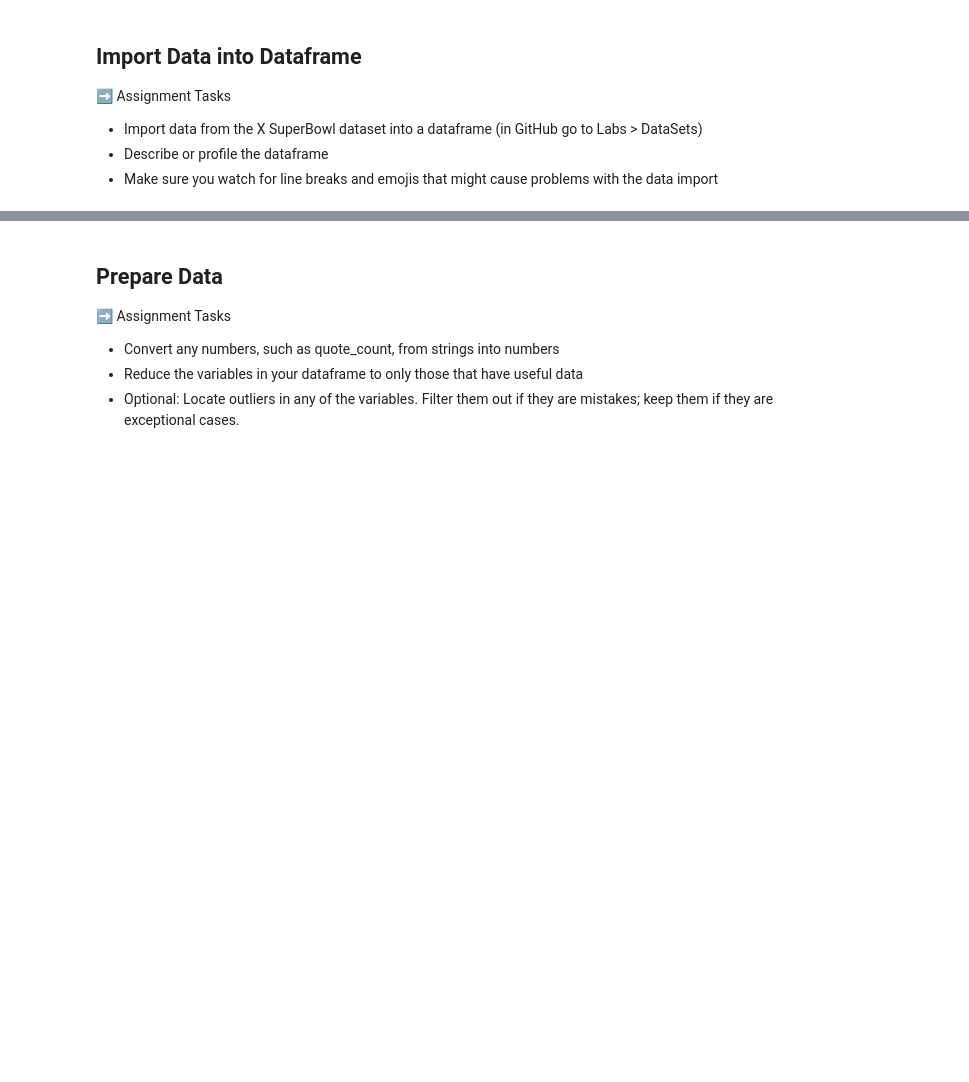
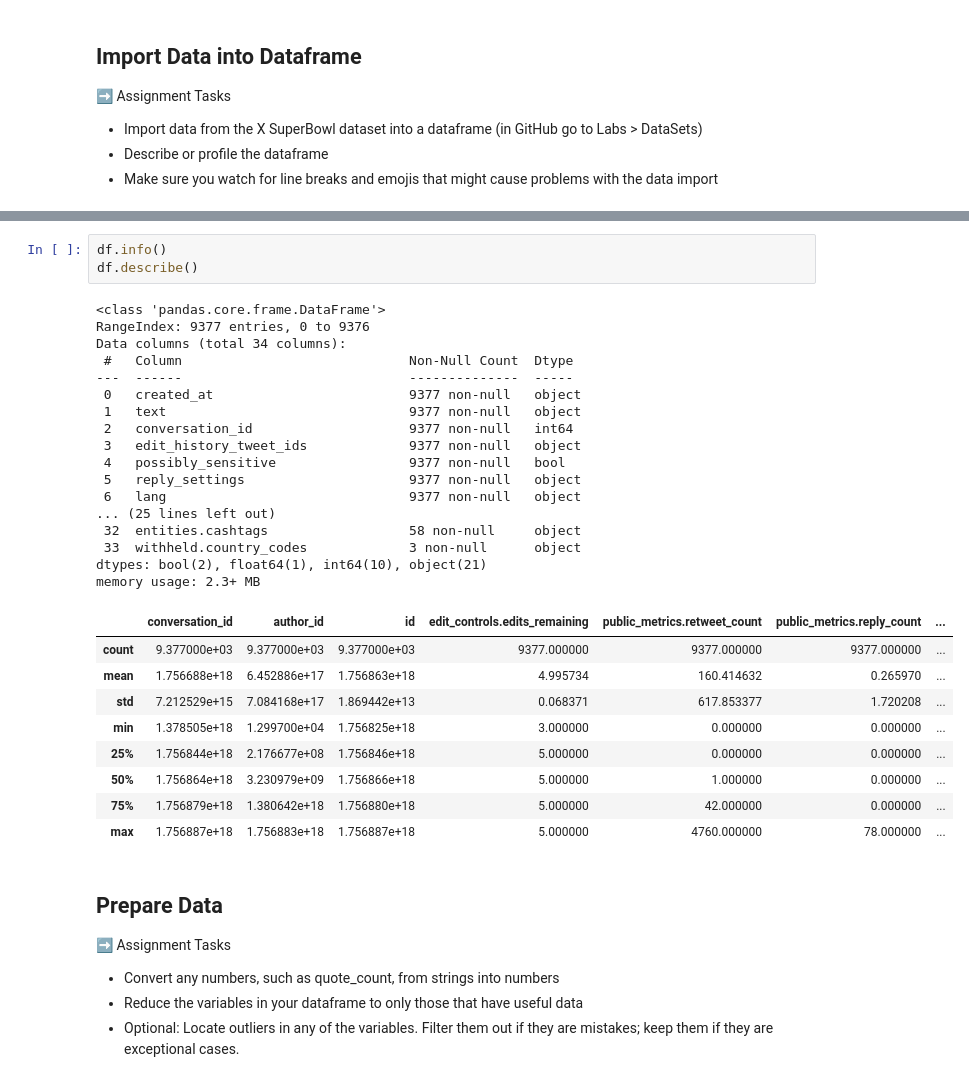
Before and after one commit to matiasarmesto/businessanalytics, a Jupyter notebook: Labs/Scripts/lab_04_social_media_eda.ipynb, the cells around one changed output, grey strips where cells are left out. Cells and saved outputs as stored; diff of their text form; blank space fills up the shorter version.

```diff
--- a/Labs/Scripts/lab_04_social_media_eda.ipynb
+++ b/Labs/Scripts/lab_04_social_media_eda.ipynb
@@ -29,3 +51,33 @@ import pandas as pd
+# %%
+df.info()
+df.describe()
+# %% [output]
+<class 'pandas.core.frame.DataFrame'>
+RangeIndex: 9377 entries, 0 to 9376
+Data columns (total 34 columns):
+ #   Column                             Non-Null Count  Dtype
+---  ------                             --------------  -----
+ 0   created_at                         9377 non-null   object
+ 1   text                               9377 non-null   object
+ 2   conversation_id                    9377 non-null   int64
+ 3   edit_history_tweet_ids             9377 non-null   object
+ 4   possibly_sensitive                 9377 non-null   bool
+ 5   reply_settings                     9377 non-null   object
+ 6   lang                               9377 non-null   object
+... (25 lines left out)
+ 32  entities.cashtags                  58 non-null     object
+ 33  withheld.country_codes             3 non-null      object
+dtypes: bool(2), float64(1), int64(10), object(21)
+memory usage: 2.3+ MB
+|  | conversation_id | author_id | id | edit_controls.edits_remaining | public_metrics.retweet_count | public_metrics.reply_count | ... |
+| count | 9.377000e+03 | 9.377000e+03 | 9.377000e+03 | 9377.000000 | 9377.000000 | 9377.000000 | ... |
+| mean | 1.756688e+18 | 6.452886e+17 | 1.756863e+18 | 4.995734 | 160.414632 | 0.265970 | ... |
+| std | 7.212529e+15 | 7.084168e+17 | 1.869442e+13 | 0.068371 | 617.853377 | 1.720208 | ... |
+| min | 1.378505e+18 | 1.299700e+04 | 1.756825e+18 | 3.000000 | 0.000000 | 0.000000 | ... |
+| 25% | 1.756844e+18 | 2.176677e+08 | 1.756846e+18 | 5.000000 | 0.000000 | 0.000000 | ... |
+| 50% | 1.756864e+18 | 3.230979e+09 | 1.756866e+18 | 5.000000 | 1.000000 | 0.000000 | ... |
+| 75% | 1.756879e+18 | 1.380642e+18 | 1.756880e+18 | 5.000000 | 42.000000 | 0.000000 | ... |
+| max | 1.756887e+18 | 1.756883e+18 | 1.756887e+18 | 5.000000 | 4760.000000 | 78.000000 | ... |
 # %% [markdown]
 ## Prepare Data
 
```
Also changed, not shown: parts of 9 cells of this notebook.
